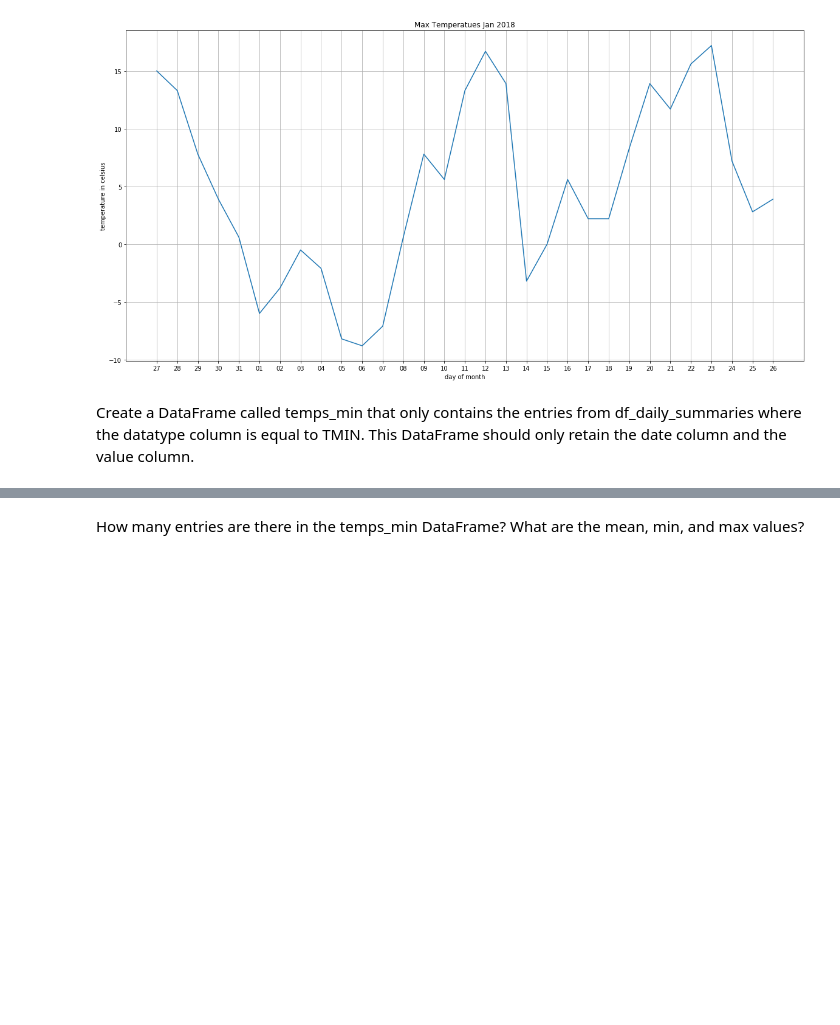
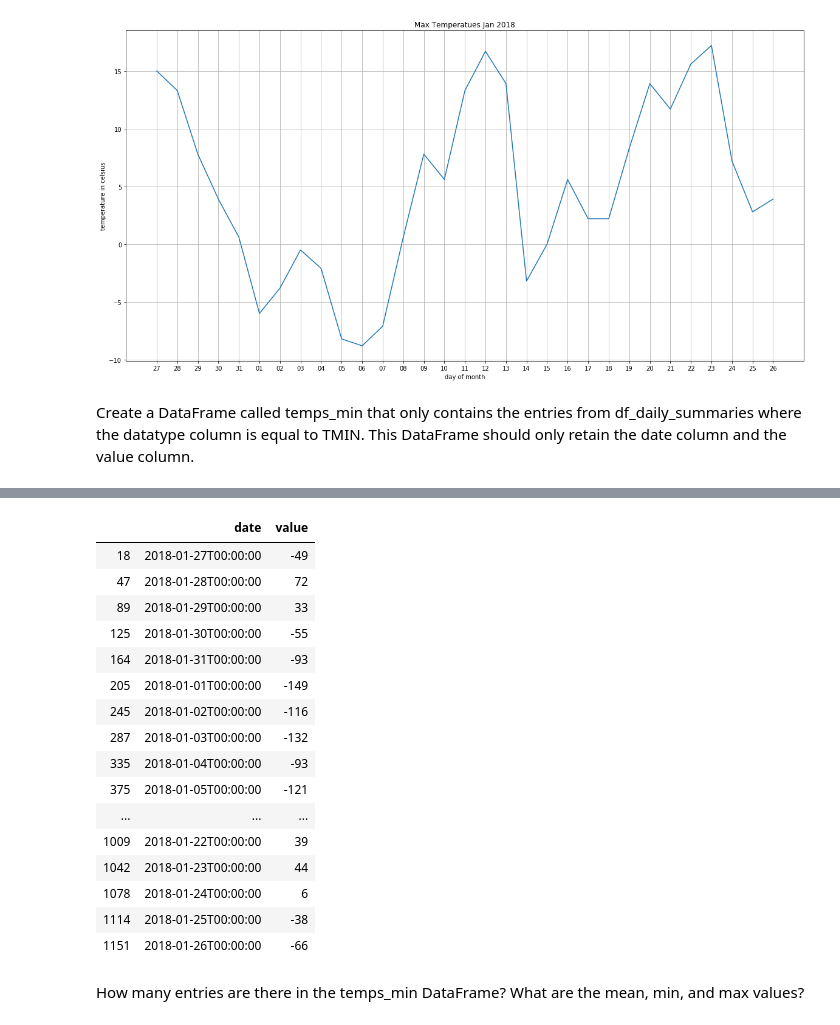
Before and after one commit to nortonlyr/DataEngineering.Labs.NOAADailySummaries, a Jupyter notebook: loading_and_graphing_daily_summaries.ipynb, the cells around one changed output, grey strips where cells are left out. Drawn from its saved outputs; the diff is of its cells as text; code cells hidden in the pictures; blank space fills up the shorter version.

```diff
--- a/loading_and_graphing_daily_summaries.ipynb
+++ b/loading_and_graphing_daily_summaries.ipynb
@@ -113,3 +105,24 @@ temps_min
+# %%
+temps_min = temps_min.filter(['date', 'value'])
+temps_min
+# %% [output]
+|  | date | value |
+| 18 | 2018-01-27T00:00:00 | -49 |
+| 47 | 2018-01-28T00:00:00 | 72 |
+| 89 | 2018-01-29T00:00:00 | 33 |
+| 125 | 2018-01-30T00:00:00 | -55 |
+| 164 | 2018-01-31T00:00:00 | -93 |
+| 205 | 2018-01-01T00:00:00 | -149 |
+| 245 | 2018-01-02T00:00:00 | -116 |
+| 287 | 2018-01-03T00:00:00 | -132 |
+| 335 | 2018-01-04T00:00:00 | -93 |
+| 375 | 2018-01-05T00:00:00 | -121 |
+| ... | ... | ... |
+| 1009 | 2018-01-22T00:00:00 | 39 |
+| 1042 | 2018-01-23T00:00:00 | 44 |
+| 1078 | 2018-01-24T00:00:00 | 6 |
+| 1114 | 2018-01-25T00:00:00 | -38 |
+| 1151 | 2018-01-26T00:00:00 | -66 |
 # %% [markdown]
 How many entries are there in the temps_min DataFrame? What are the mean, min, and max values?
 # %%
```
Also changed, not shown: parts of 5 cells of this notebook, 1 other file.
